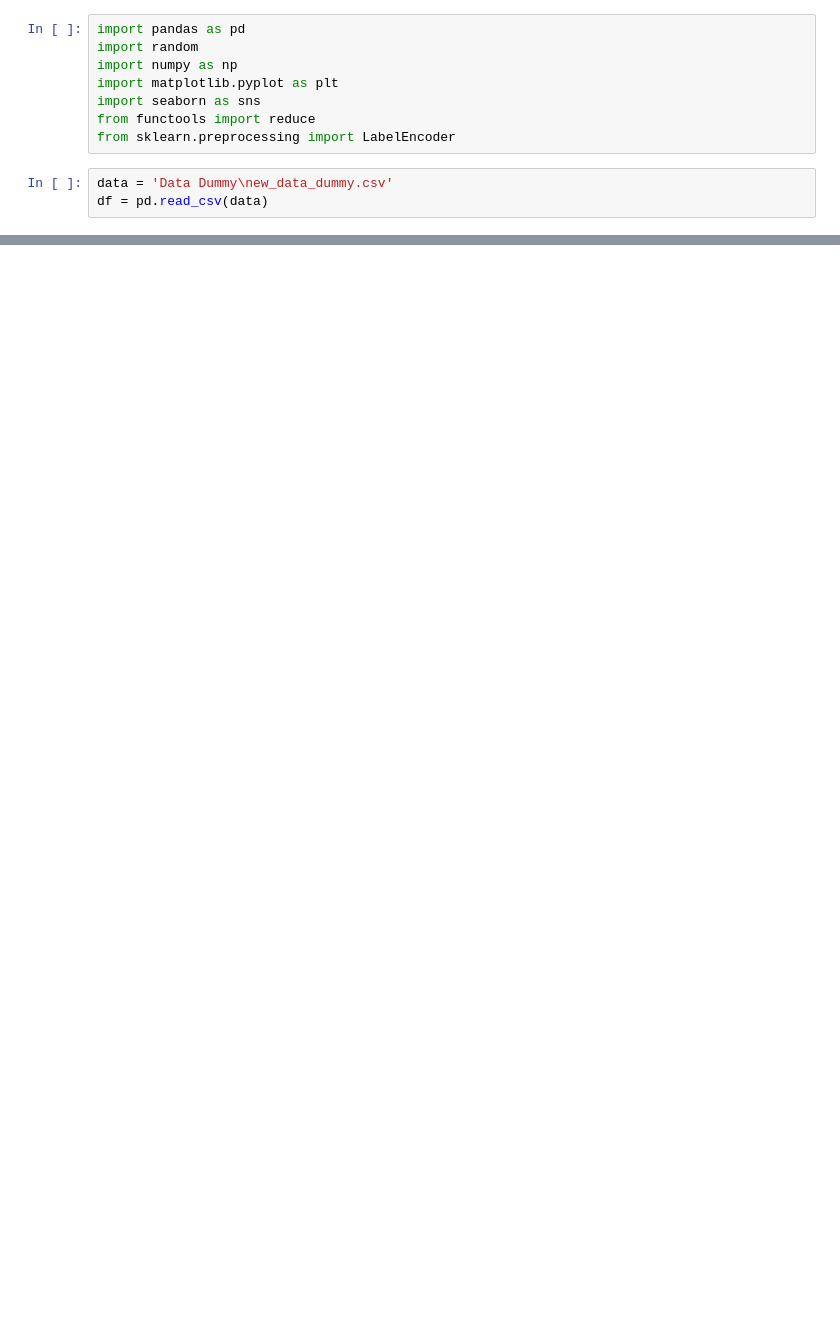
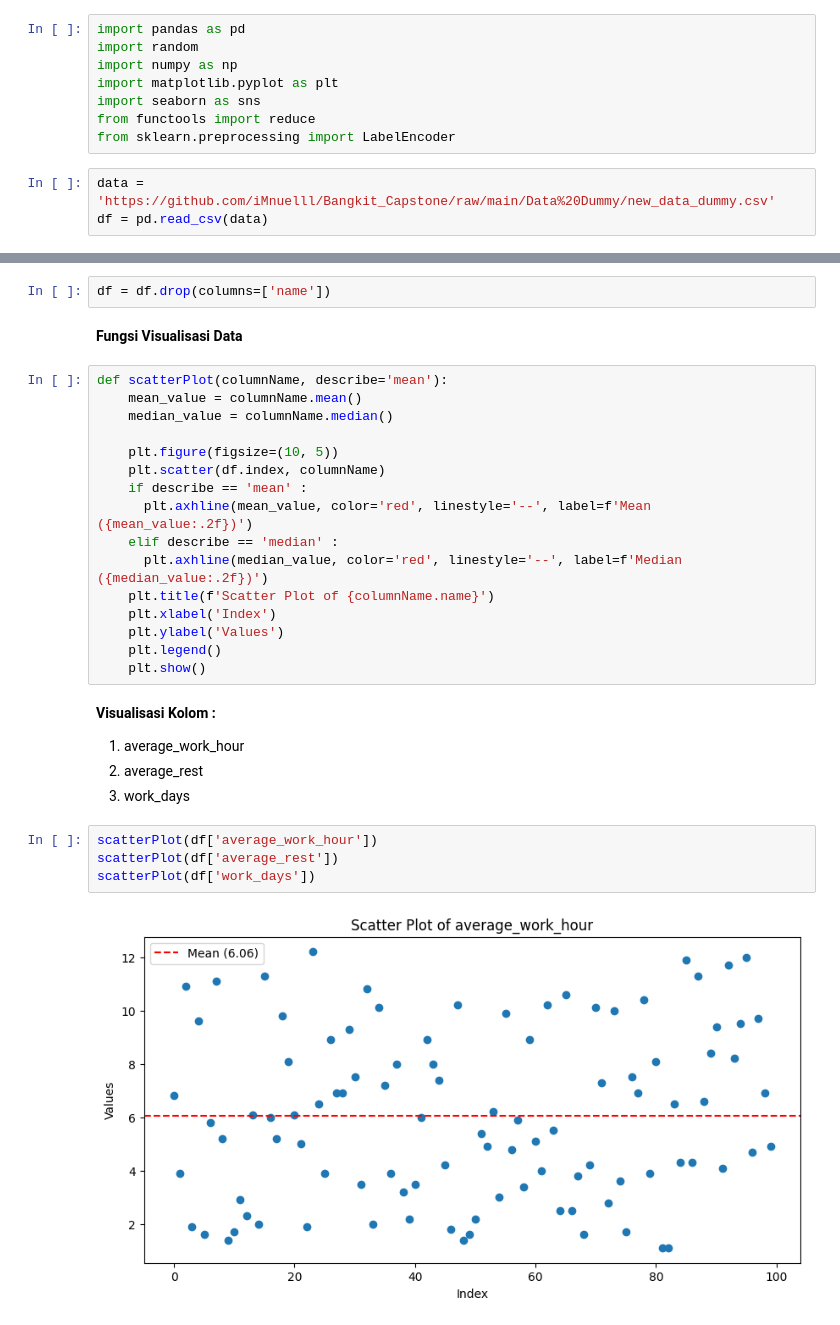
Before and after one commit to iMnuelll/Bangkit_Capstone, a Jupyter notebook: Data Dummy/data_dummy_preprocess.ipynb, the cells around one changed output, grey strips where cells are left out. Saved outputs shown, nothing was run; the diff lists cells and outputs as text; blank space fills up the shorter version.

Commit message:
new_data_dummy_preprocessing

```diff
--- a/Data Dummy/data_dummy_preprocess.ipynb
+++ b/Data Dummy/data_dummy_preprocess.ipynb
@@ -7,5 +7,5 @@ import seaborn as sns
 from functools import reduce
 from sklearn.preprocessing import LabelEncoder
 # %%
-data = 'Data Dummy\new_data_dummy.csv'
+data = 'https://github.com/iMnuelll/Bangkit_Capstone/raw/main/Data%20Dummy/new_data_dummy.csv'
 df = pd.read_csv(data)
@@ -13,0 +28,31 @@ OSError: [Errno 22] Invalid argument: 'Data Dummy\new_data_dummy.csv'
+# %%
+df = df.drop(columns=['name'])
+# %% [markdown]
+**Fungsi Visualisasi Data**
+# %%
+def scatterPlot(columnName, describe='mean'):
+    mean_value = columnName.mean()
+    median_value = columnName.median()
+
+    plt.figure(figsize=(10, 5))
+    plt.scatter(df.index, columnName)
+    if describe == 'mean' :
+      plt.axhline(mean_value, color='red', linestyle='--', label=f'Mean ({mean_value:.2f})')
+    elif describe == 'median' :
+      plt.axhline(median_value, color='red', linestyle='--', label=f'Median ({median_value:.2f})')
+    plt.title(f'Scatter Plot of {columnName.name}')
+    plt.xlabel('Index')
+    plt.ylabel('Values')
+    plt.legend()
+    plt.show()
+# %% [markdown]
+**Visualisasi Kolom :**
+1. average_work_hour
+2. average_rest
+3. work_days
+# %%
+scatterPlot(df['average_work_hour'])
+scatterPlot(df['average_rest'])
+scatterPlot(df['work_days'])
+# %% [output]
+[figure, added]
```
Also changed, not shown: parts of 25 cells of this notebook, 1 other file.
